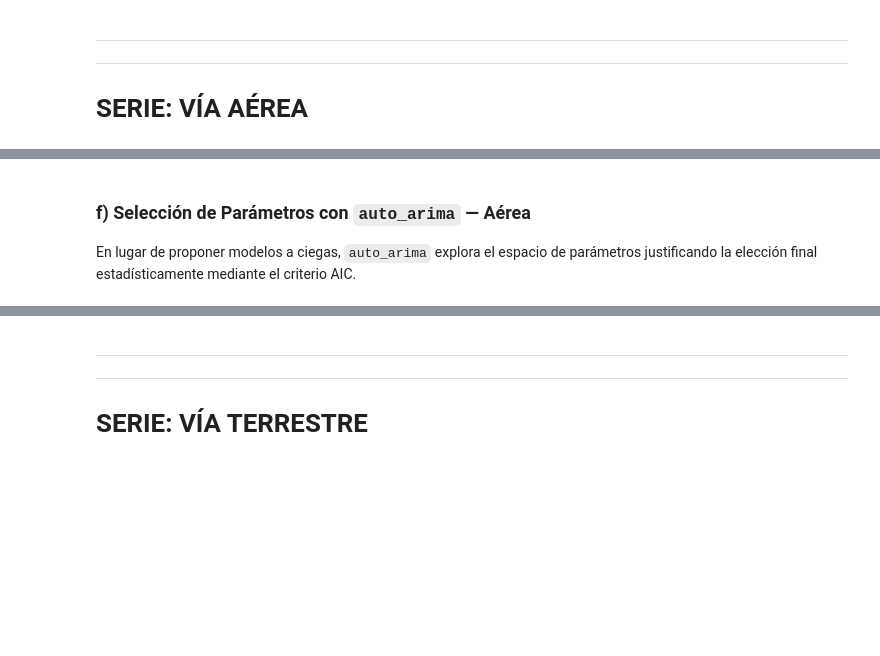
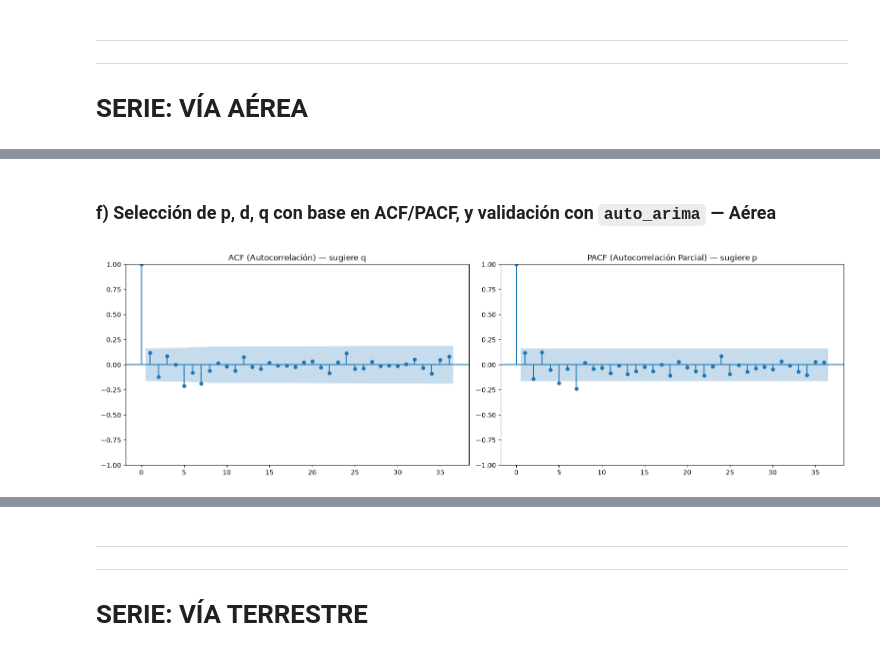
Before and after one commit to CamiR24/Lab1DS, a Jupyter notebook: Vias_de_ingreso/serie.ipynb, the cells around one changed output, grey strips where cells are left out. Drawn from its saved outputs; the diff is of its cells as text; code cells hidden in the pictures; blank space fills up the shorter version.

```diff
--- a/Vias_de_ingreso/serie.ipynb
+++ b/Vias_de_ingreso/serie.ipynb
@@ -154,20 +200,17 @@ Se analizan los gráficos de la serie diferenciada para estimar los parámetros
+# %% [markdown]
+### f) Selección de p, d, q con base en ACF/PACF, y validación con `auto_arima` — Aérea
 # %%
-ts_estacionaria_aérea = ts_log_aérea.diff(d_opt).dropna()
+ts_estacionaria_aérea = ts_log_aérea.diff(d_opt_aérea).dropna()
 
 fig, axes = plt.subplots(1, 2, figsize=(16, 5))
-# ACF
-pd.plotting.autocorrelation_plot(ts_estacionaria_aérea, ax=axes[0])
-axes[0].set_title('ACF (Autocorrelación)')
-axes[0].set_xlim(0, 36)
-
-# PACF
-from statsmodels.graphics.tsaplots import plot_pacf
+plot_acf(ts_estacionaria_aérea, lags=36, ax=axes[0])
+axes[0].set_title('ACF (Autocorrelación) — sugiere q')
 plot_pacf(ts_estacionaria_aérea, lags=36, ax=axes[1], method='ywm')
-axes[1].set_title('PACF (Autocorrelación Parcial)')
+axes[1].set_title('PACF (Autocorrelación Parcial) — sugiere p')
+plt.tight_layout()
 plt.show()
+# %% [output]
+[figure, added]
-# %% [markdown]
-### f) Selección de Parámetros con `auto_arima` — Aérea
-En lugar de proponer modelos a ciegas, `auto_arima` explora el espacio de parámetros justificando la elección final estadísticamente mediante el criterio AIC.
 # %%
 print('Buscando el mejor modelo SARIMA para Aérea...')
 auto_model_aérea = pm.auto_arima(ts_log_aérea,
```
Also changed, not shown: parts of 123 cells of this notebook, 1 other file.
